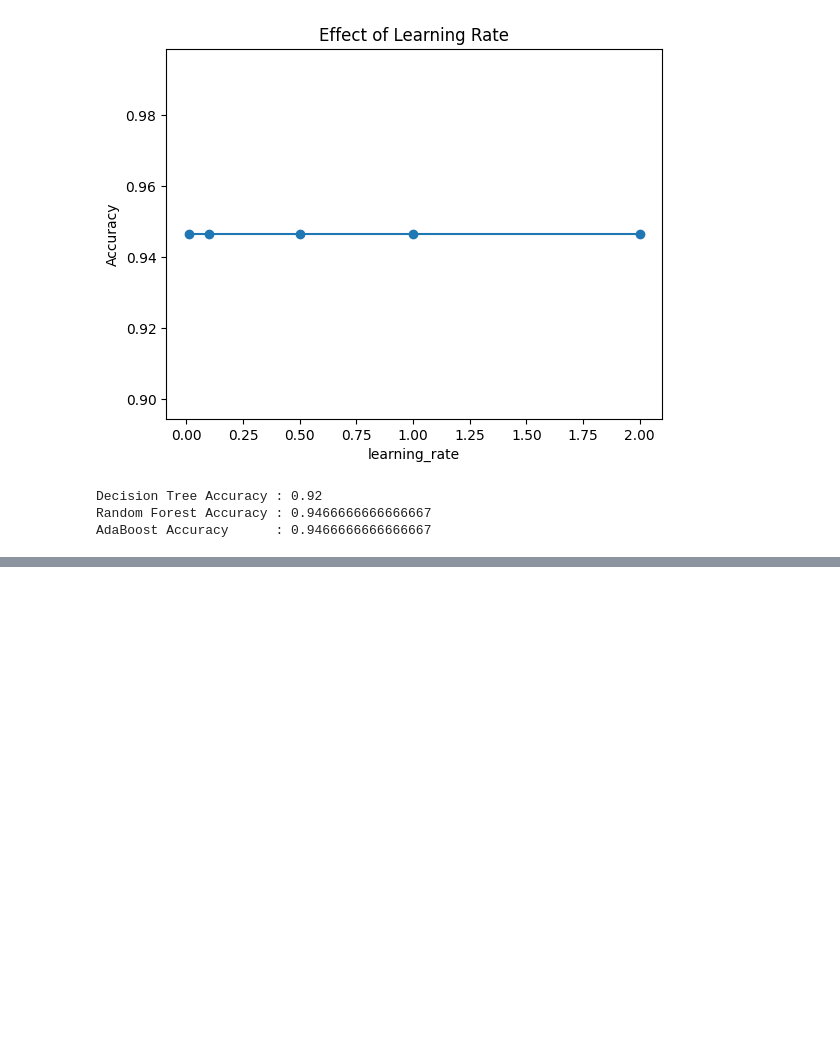
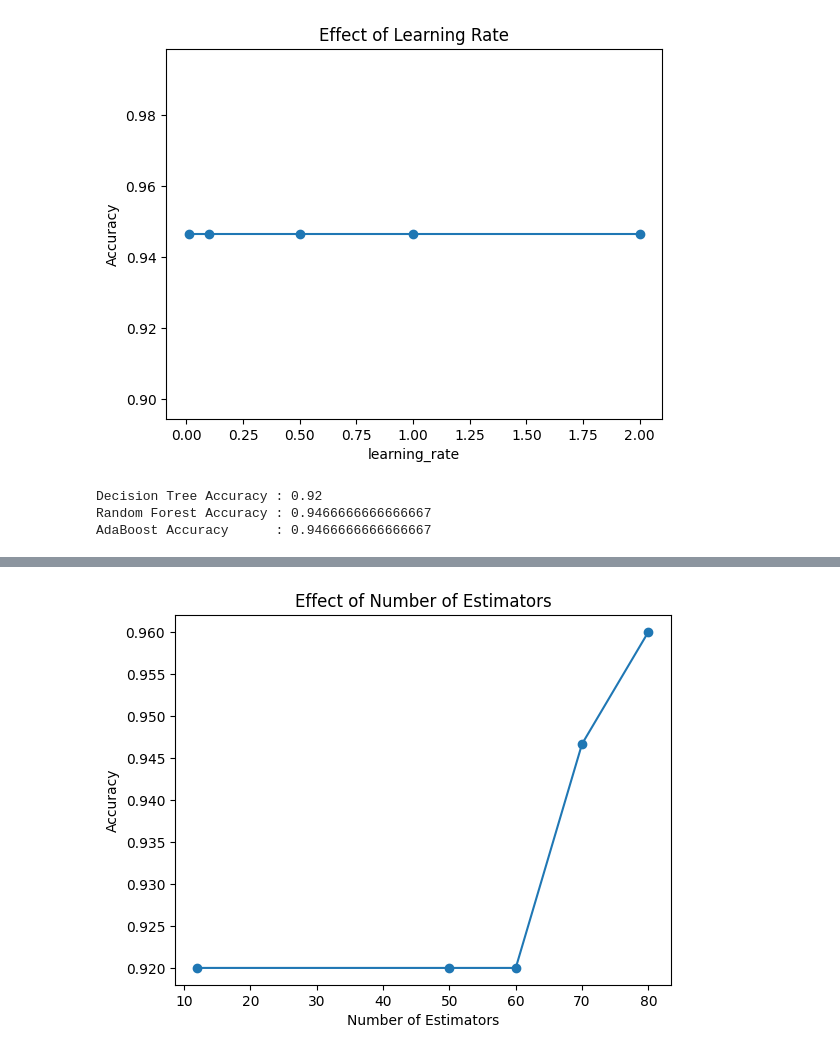
Before and after one commit to avikumart/DA-DS-Questions, a Jupyter notebook: ML_coding/Ml_coding_and_interviewn_practice.ipynb, the cells around one changed output, grey strips where cells are left out. Saved outputs shown, nothing was run; the diff lists cells and outputs as text; code cells hidden in the pictures; blank space fills up the shorter version.

```diff
--- a/ML_coding/Ml_coding_and_interviewn_practice.ipynb
+++ b/ML_coding/Ml_coding_and_interviewn_practice.ipynb
@@ -1877,0 +1910,3 @@ AdaBoost Accuracy      : 0.9466666666666667
+# %%
+# train and test split
+X_train, X_test, y_train, y_test = train_test_split(X, y, test_size=0.25, random_state=42)
@@ -1877,0 +1926,21 @@ AdaBoost Accuracy      : 0.9466666666666667
+# %%
+# run over the multiple estimators
+nesti = [12,50,60,70,80]
+accs = []
+
+for i in nesti:
+    gb_n = GradientBoostingClassifier(
+        n_estimators=i,
+        learning_rate=0.1,
+        max_depth=3
+    )
+    gb_n.fit(X_train, y_train)
+    accs.append(accuracy_score(y_test, gb_n.predict(X_test)))
+
+plt.plot(nesti, accs, marker="o")
+plt.title("Effect of Number of Estimators")
+plt.xlabel("Number of Estimators")
+plt.ylabel("Accuracy")
+plt.show()
+# %% [output]
+[figure, added]
```
Also changed, not shown: parts of 8 cells of this notebook.
